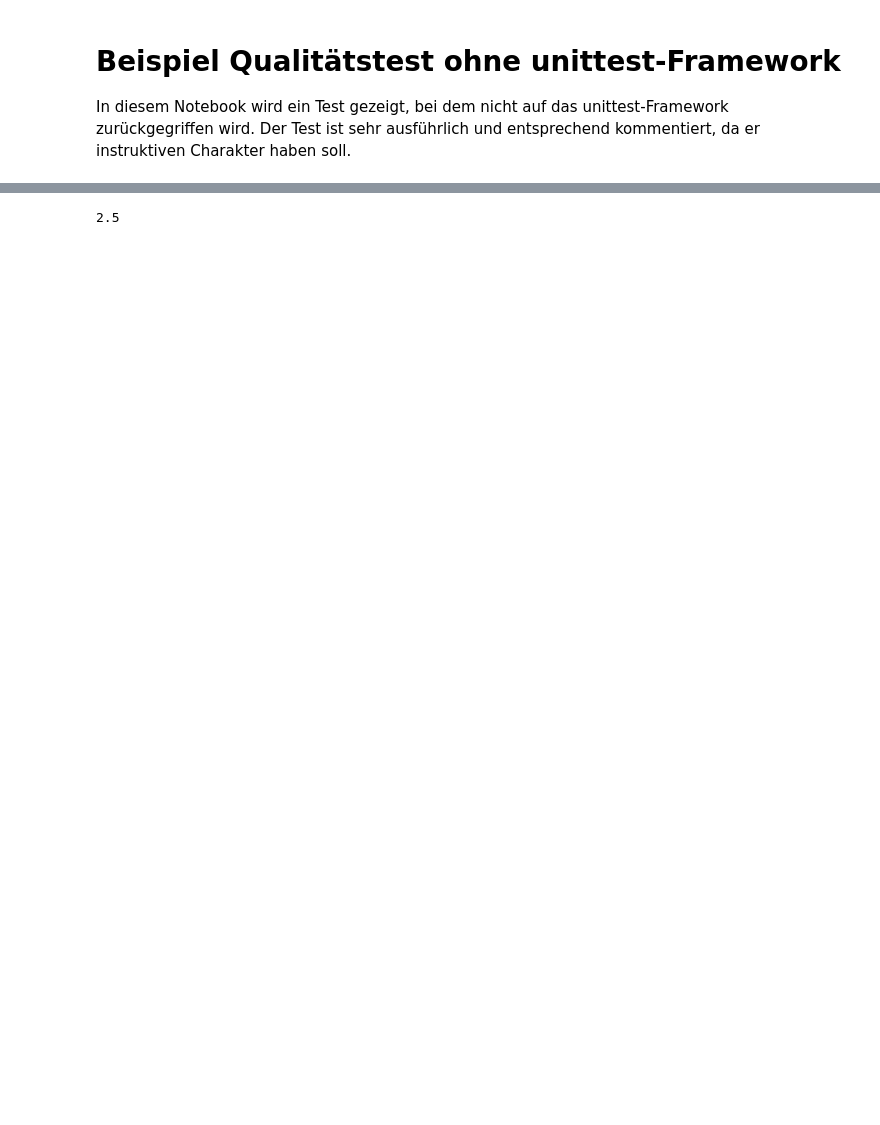
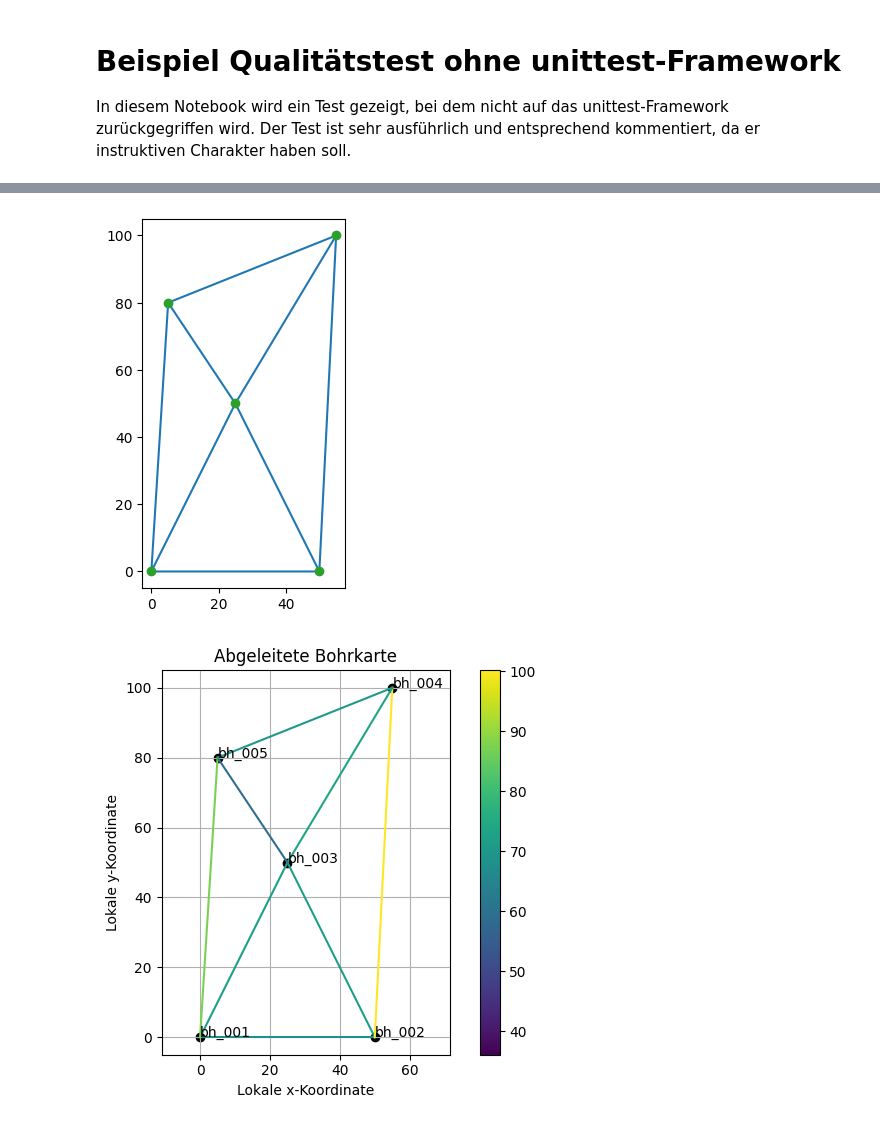
Before and after one commit to GeotechnicalBIM/Fachsektionstage2025_Qualitaet_FM_Baugrund, a Jupyter notebook: source/quality_test.ipynb, the cells around one changed output, grey strips where cells are left out. Drawn from its saved outputs; the diff is of its cells as text; code cells hidden in the pictures; blank space fills up the shorter version.

```diff
--- a/source/quality_test.ipynb
+++ b/source/quality_test.ipynb
@@ -157,8 +162,10 @@ for elem in elems:
 # Check distances of boreholes
 elems =model.by_type("IfcBorehole")
 
+ansatzpunkte, bh_names = [], []
 for i in elems:
     parts =  i.IsDecomposedBy
+    points_per_borehole = []
     if not parts:
         continue
     for j in parts:
@@ -180,19 +187,71 @@ for i in elems:
             if len(representation.Items)!=1:
                 raise ValueError(f"To many geometries assigned. Expected 1, got {len(representation.Items)}")
             geom = representation.Items[0]
-
+            # c4 sind nun die oberkanten der Bohrungen
             c4 = (c3[0] + geom.ExtrudedDirection.DirectionRatios[0] * geom.Depth,
                   c3[1] + geom.ExtrudedDirection.DirectionRatios[1] * geom.Depth,
                   c3[2] + geom.ExtrudedDirection.DirectionRatios[2] * geom.Depth)
-            print(c4) # Das nun endlich die oberkanten.
 
-            # We know that it is a swept solid
+            # We know that it is a swept solid. Position is here set to (0,0,0) but for reference
             if not geom.is_a("IfcExtrudedAreaSolid"):
                 raise ValueError(f"Expected an IfcExtrudedAreaSolid")
             position = geom.Position.Location.Coordinates
+            c5 = (c4[0]+position[0], c4[1]+position[1], c4[2]+position[2])
+            points_per_borehole.append(c5)
+    ansatzpunkt = sorted(points_per_borehole, key = lambda x : x[2], reverse=True)[0]
+    ansatzpunkte.append(ansatzpunkt)
+    bh_names.append(i.Name)
+
+ansatzpunkte_3d = np.array([[i[0], i[1], i[2]] for i in ansatzpunkte])
+ansatzpunkte =np.array([[i[0], i[1]] for i in ansatzpunkte]) # nur xy-Koordinaten
+triangulation = Delaunay(ansatzpunkte)
+
+plt.triplot(ansatzpunkte[:,0], ansatzpunkte[:,1], triangulation.simplices)
+plt.plot(ansatzpunkte[:,0], ansatzpunkte[:,1], 'o')
+plt.gca().set_aspect("equal")
+plt.show()
 
 
+edges, lengths = [], []
+def less_first(a, b):
+    return [a,b] if a < b else [b,a]
+for triangle in triangulation.simplices:
+    for e1, e2 in [[0,1],[1,2],[2,0]]: # for all edges of triangle
+        edges.append(less_first(triangle[e1],triangle[e2]))
+array_of_edges = np.unique(edges, axis=0)
 
-print(dir(geom.ExtrudedDirection))
-geom.Depth
+for p1,p2 in array_of_edges:
+    x1, y1 = triangulation.points[p1]
+    x2, y2 = triangulation.points[p2]
+    lengths.append((x1-x2)**2 + (y1-y2)**2)
+array_of_lengths = np.sqrt(np.array(lengths))
+
+
+fig, ax = plt.subplots()
+
+#xi,yi = np.meshgrid([i[0] for i in topograhy_coords], [i[1] for i in topograhy_coords])
+#zi = griddata(([i[0] for i in topograhy_coords], [i[1] for i in topograhy_coords]), [i[2] for i in topograhy_coords], (xi, yi), method="linear")
+#ax.contourf(xi,yi,zi, cmap="Grays", alpha=0.3)
+#ax.contour(xi,yi,zi,levels=10)
+
+scatter = ax.scatter(ansatzpunkte[:,0],ansatzpunkte[:,1], cmap="viridis", c="black")
+scatter.set_clim(min(array_of_lengths), max(array_of_lengths))
+for ind, bh_name in enumerate(bh_names):
+    ax.annotate(bh_name, (ansatzpunkte[ind,0],ansatzpunkte[ind,1]))
+
+for ind, (p1,p2) in enumerate(array_of_edges):
+    x1,y1 = ansatzpunkte[p1]
+    x2,y2 = ansatzpunkte[p2]
+    ax.plot([x1,x2],[y1,y2], color=plt.cm.viridis(array_of_lengths[ind]/np.max(array_of_lengths)))
+
+
+ax.set_xlim(np.min(ansatzpunkte[:,0]) -  0.2 * (np.max(ansatzpunkte[:,0]- np.min(ansatzpunkte[:,0]))),
+            np.max(ansatzpunkte[:,0] + 0.3 * (np.max(ansatzpunkte[:,0]- np.min(ansatzpunkte[:,0])))))
+ax.set_aspect("equal")
+ax.set_xlabel("Lokale x-Koordinate")
+ax.set_ylabel("Lokale y-Koordinate")
+ax.set_title("Abgeleitete Bohrkarte")
+ax.grid()
+fig.colorbar(scatter)
+fig.tight_layout()
 # %% [output]
@@ -215 +258,2 @@ geom.Depth
-2.5
+[figure, added]
+[figure, added]
```
Also changed, not shown: parts of 7 cells of this notebook, 7 other files.
